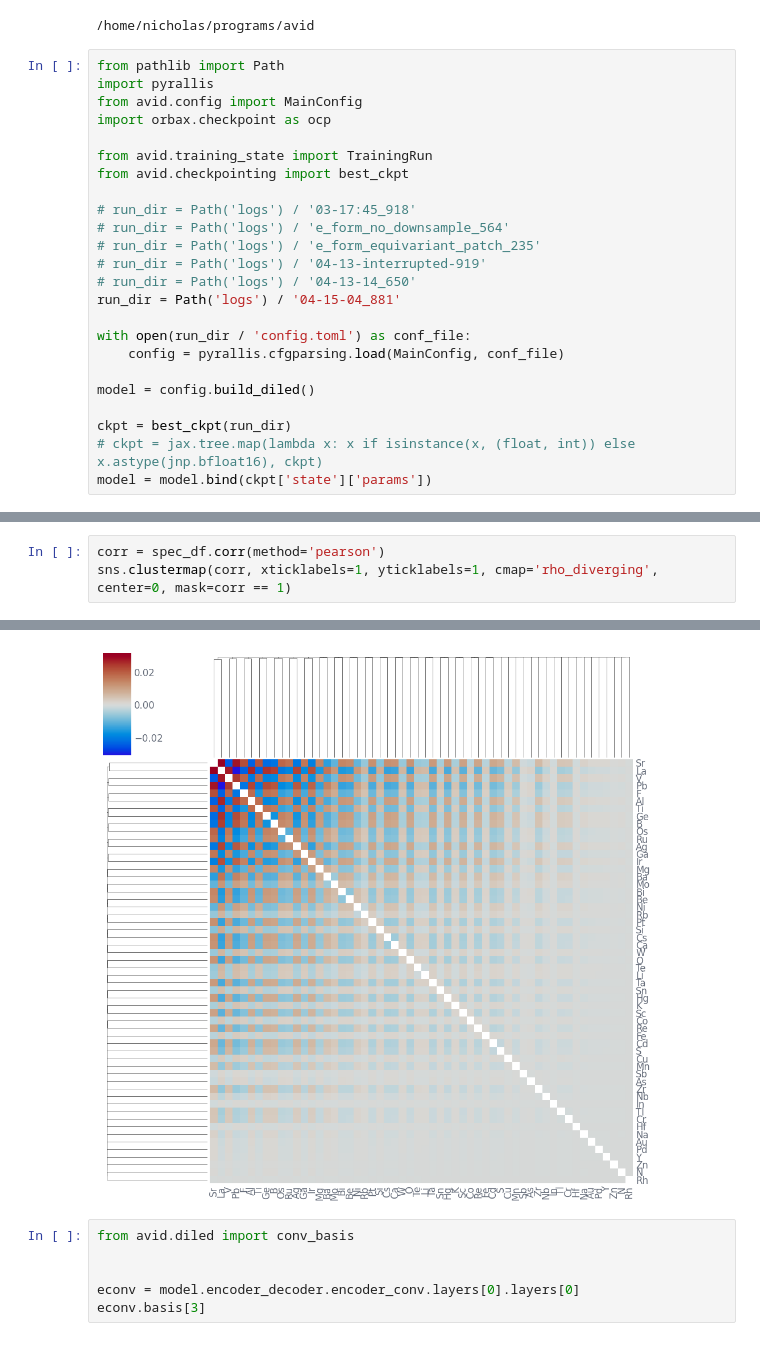
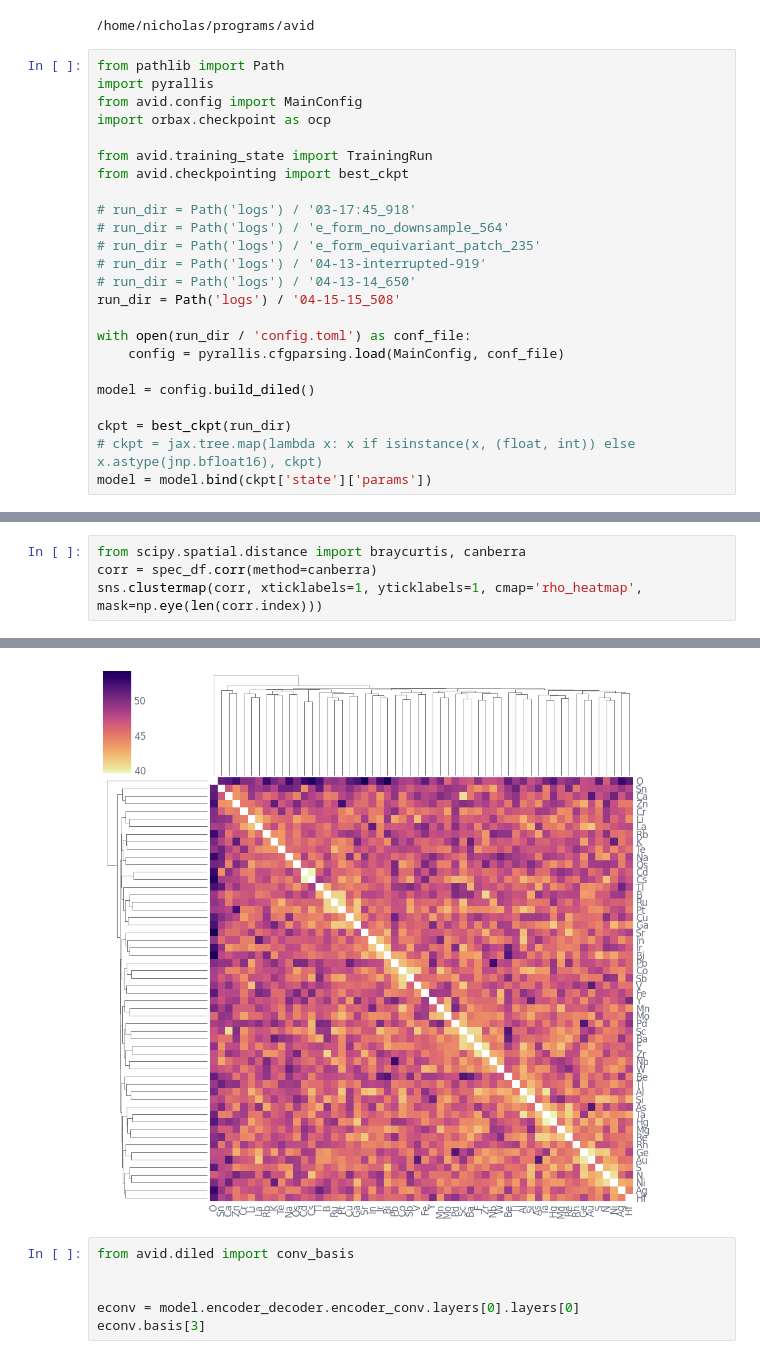
Before and after one commit to nicholas-miklaucic/avid, a Jupyter notebook: notebooks/diled-embedding-visual.ipynb, the cells around one changed output, grey strips where cells are left out. Cells and saved outputs as stored; diff of their text form.

Commit message:
Embedding visuals

```diff
--- a/notebooks/diled-embedding-visual.ipynb
+++ b/notebooks/diled-embedding-visual.ipynb
@@ -29,7 +29,7 @@ from avid.checkpointing import best_ckpt
 # run_dir = Path('logs') / 'e_form_equivariant_patch_235'
 # run_dir = Path('logs') / '04-13-interrupted-919'
 # run_dir = Path('logs') / '04-13-14_650'
-run_dir = Path('logs') / '04-15-04_881'
+run_dir = Path('logs') / '04-15-15_508'
 
 with open(run_dir / 'config.toml') as conf_file:
     config = pyrallis.cfgparsing.load(MainConfig, conf_file)
@@ -126,11 +138,12 @@ sns.heatmap(spec_df)
 # %%
-corr = spec_df.corr(method='pearson')
-sns.clustermap(corr, xticklabels=1, yticklabels=1, cmap='rho_diverging', center=0, mask=corr == 1)
+from scipy.spatial.distance import braycurtis, canberra
+corr = spec_df.corr(method=canberra)
+sns.clustermap(corr, xticklabels=1, yticklabels=1, cmap='rho_heatmap', mask=np.eye(len(corr.index)))
 # %% [output]
 [interactive output not drawn]
 <seaborn.matrix.ClusterGrid object at 0x...>
 [interactive output not drawn]
-[figure, old version]
+[figure, new version]
 # %%
 from avid.diled import conv_basis
 
```
Also changed, not shown: parts of 21 cells of this notebook.
